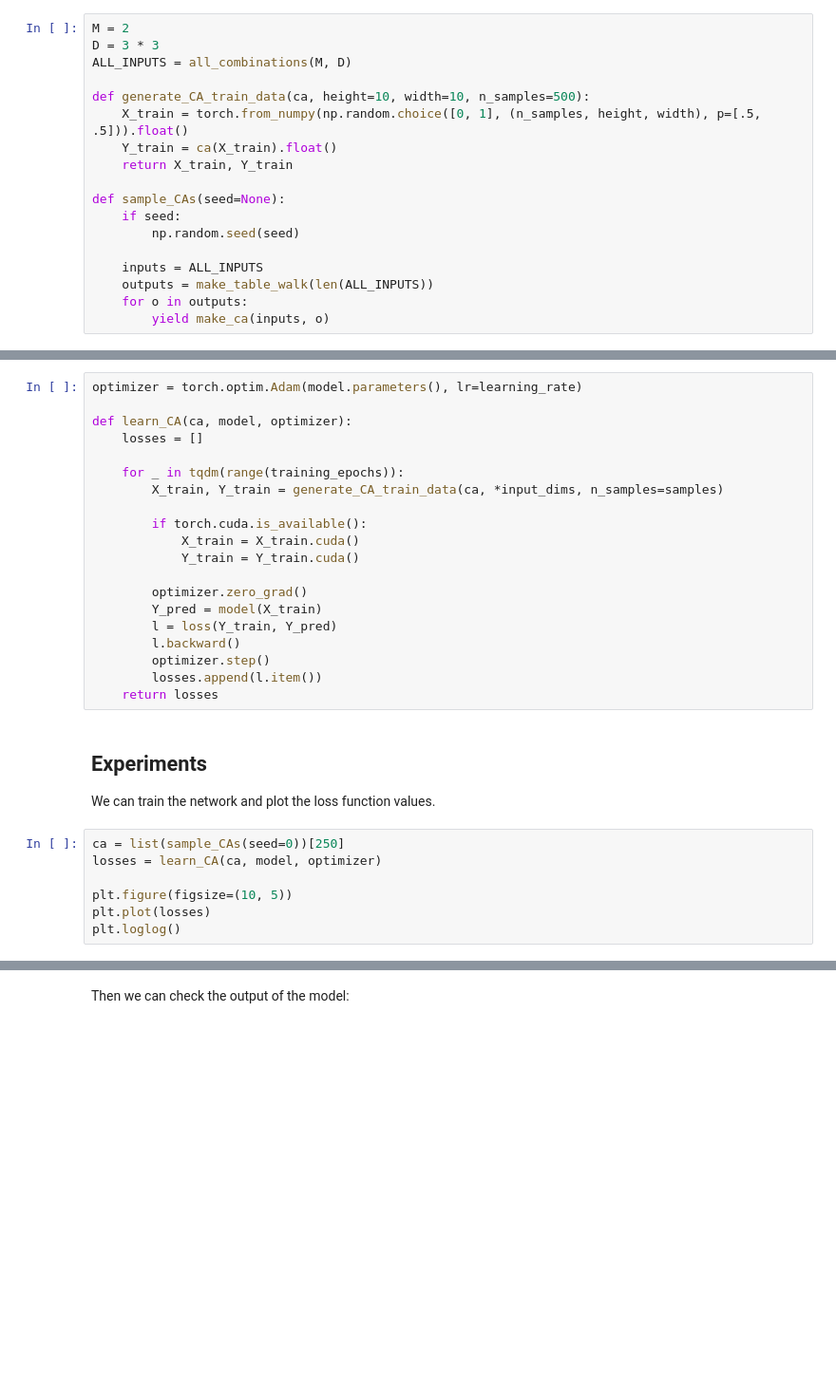
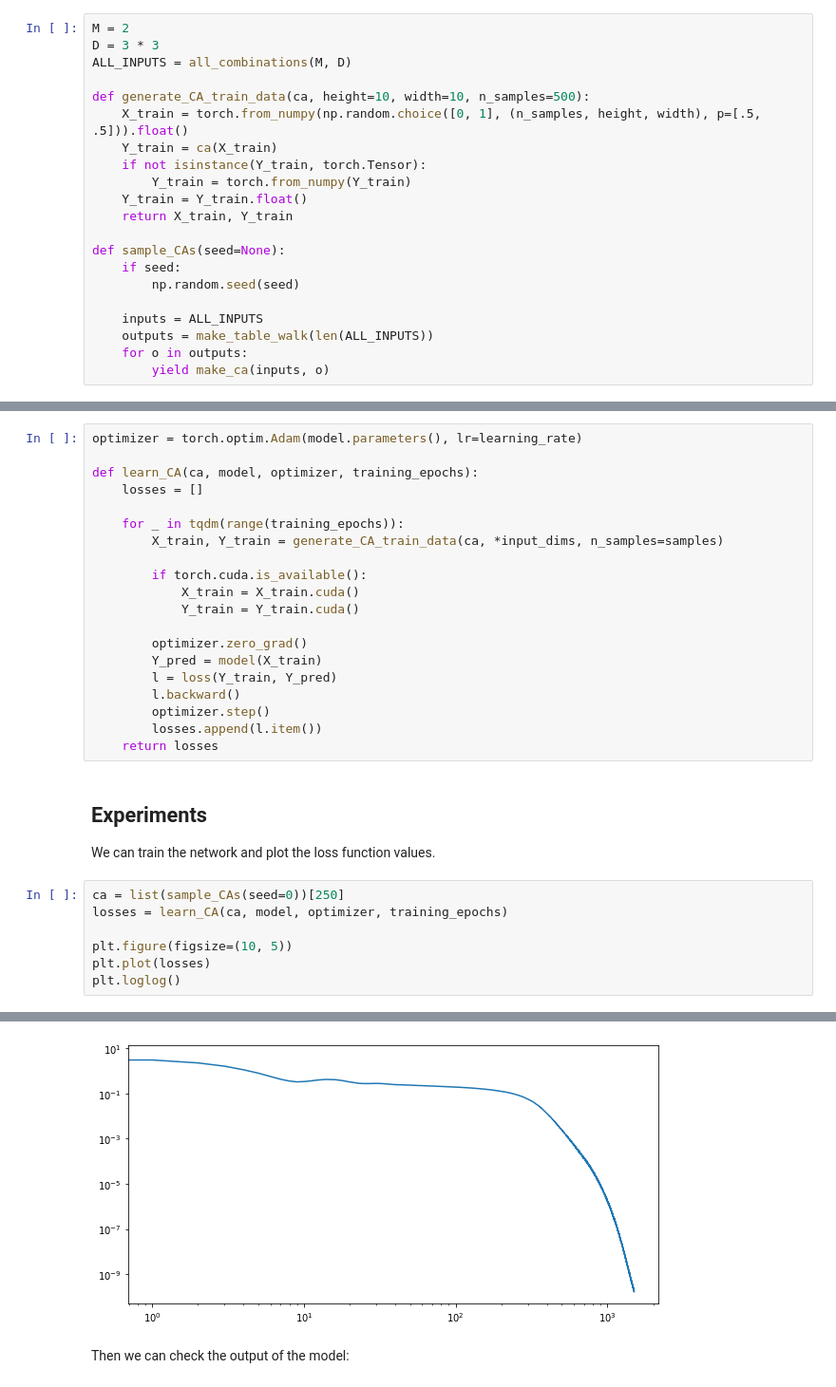
Before and after one commit to luknw/convoca, a Jupyter notebook: lab_cnn_as_ca.ipynb, the cells around one changed output, grey strips where cells are left out. Shown: that part at 95% size. Cells and saved outputs as stored; diff of their text form; blank space fills up the shorter version.

Commit message:
Added Torch x2

```diff
--- a/lab_cnn_as_ca.ipynb
+++ b/lab_cnn_as_ca.ipynb
@@ -318,7 +372,10 @@ ALL_INPUTS = all_combinations(M, D)
 
 def generate_CA_train_data(ca, height=10, width=10, n_samples=500):
     X_train = torch.from_numpy(np.random.choice([0, 1], (n_samples, height, width), p=[.5, .5])).float()
-    Y_train = ca(X_train).float()
+    Y_train = ca(X_train)
+    if not isinstance(Y_train, torch.Tensor):
+        Y_train = torch.from_numpy(Y_train)
+    Y_train = Y_train.float()
     return X_train, Y_train
 
 def sample_CAs(seed=None):
@@ -334,7 +391,7 @@ Then, we can define the training loop:
 # %%
 optimizer = torch.optim.Adam(model.parameters(), lr=learning_rate)
 
-def learn_CA(ca, model, optimizer):
+def learn_CA(ca, model, optimizer, training_epochs):
     losses = []
 
     for _ in tqdm(range(training_epochs)):
@@ -357,8 +414,9 @@ def learn_CA(ca, model, optimizer):
 We can train the network and plot the loss function values.
 # %%
 ca = list(sample_CAs(seed=0))[250]
-losses = learn_CA(ca, model, optimizer)
+losses = learn_CA(ca, model, optimizer, training_epochs)
 
 plt.figure(figsize=(10, 5))
 plt.plot(losses)
 plt.loglog()
+# %% [output]
@@ -365,3 +424,4 @@ plt.loglog()
+[figure, added]
 # %% [markdown]
 Then we can check the output of the model:
 # %%
```
Also changed, not shown: parts of 28 cells of this notebook, 5 other files.
